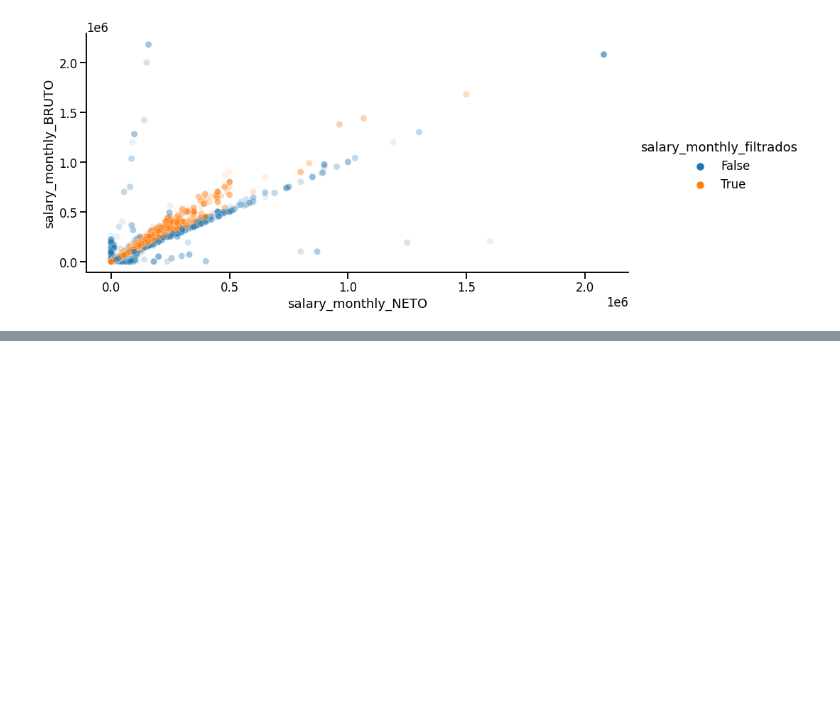
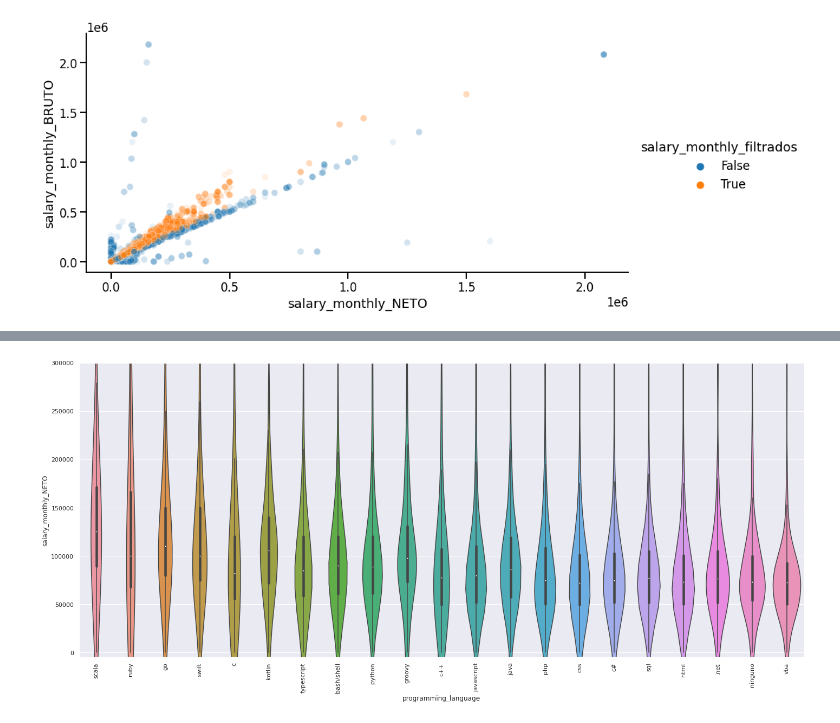
Before and after one commit to fnbellomo/DiploDatos2021, a Jupyter notebook: AyVD/Entregable_Parte_1_Natan.ipynb, the cells around one changed output, grey strips where cells are left out. Saved outputs shown, nothing was run; the diff lists cells and outputs as text; code cells hidden in the pictures; blank space fills up the shorter version.

```diff
--- a/AyVD/Entregable_Parte_1_Natan.ipynb
+++ b/AyVD/Entregable_Parte_1_Natan.ipynb
@@ -222,0 +282,10 @@ total_en_blanco / len(df_lang)
+# %%
+plt.figure(figsize=(24, 10))
+v = seaborn.violinplot(x='programming_language', y='salary_monthly_NETO',
+                       data=df_lang[df_lang.programming_language.isin(pivot_df_filtered.index)],
+                       order=pivot_df_filtered.index)
+v.set(ylim=(-5000, 300000))
+for item in v.get_xticklabels():
+    item.set_rotation(90)
+# %% [output]
+[figure, added]
```
Also changed, not shown: parts of 5 cells of this notebook.
